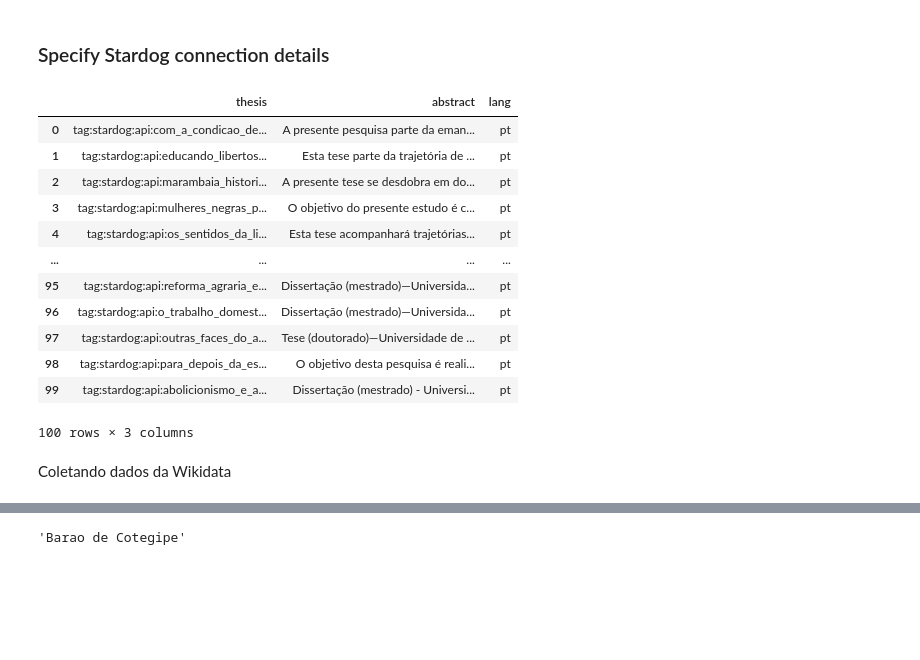
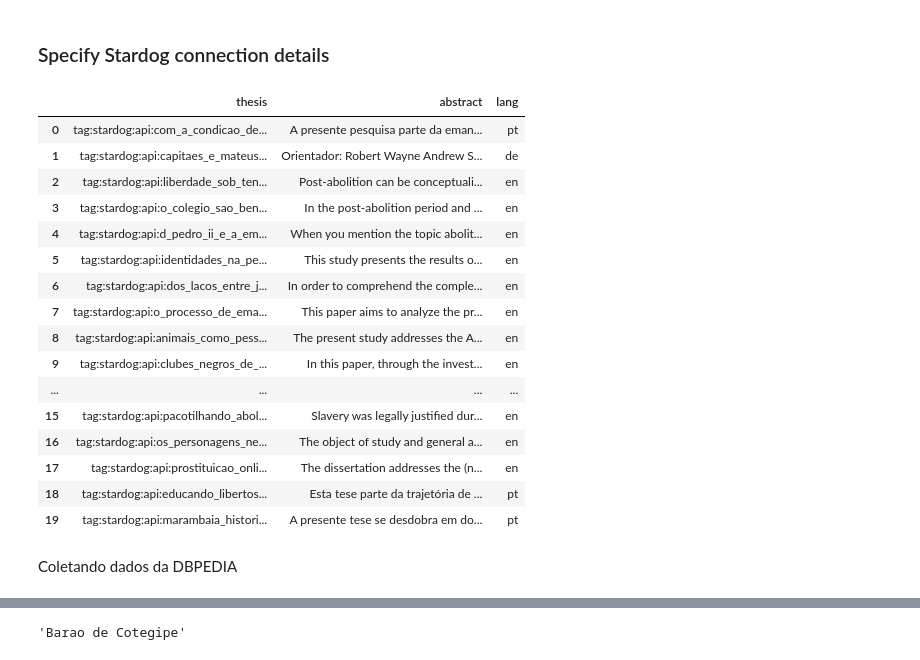
Before and after one commit to fabiocorreacordeiro/Indigenous-Slavery-KG, a Jupyter notebook: NER.ipynb, the cells around one changed output, grey strips where cells are left out. Drawn from its saved outputs; the diff is of its cells as text; code cells hidden in the pictures; blank space fills up the shorter version.

```diff
--- a/NER.ipynb
+++ b/NER.ipynb
@@ -30,32 +31,39 @@ connection_details = {
 database_name = 'IndigenousSlavery'
 conn = stardog.Connection(database_name, **connection_details)
 # %%
+# Query que busca as teses e os seus abstracts. Foi incluído um filtro para buscar apenas
+# os abstract em português, inglês ou em outra língua
 query = """
 SELECT ?thesis ?abstract (lang(?abstract) AS ?lang) WHERE {
   ?thesis a <http://purl.org/ontology/bibo/Thesis>.
   ?thesis <http://purl.org/ontology/bibo/abstract> ?abstract.
-  FILTER (langMatches(lang(?abstract),"pt"))
+
 }
-LIMIT 100
+LIMIT 20
 """
-#  FILTER (langMatches(lang(?abstract),"en"))
+# FILTER (langMatches(lang(?abstract),"pt"))
+# FILTER (langMatches(lang(?abstract),"en"))
 # FILTER (lang(?abstract) NOT IN("pt", "en"))
 
 csv_results = conn.select(query, content_type='text/csv')
 thesis_abstract = pd.read_csv(io.BytesIO(csv_results))
 thesis_abstract
 # %% [output]
 |  | thesis | abstract | lang |
 | 0 | tag:stardog:api:com_a_condicao_de... | A presente pesquisa parte da eman... | pt |
-| 1 | tag:stardog:api:educando_libertos... | Esta tese parte da trajetória de ... | pt |
-| 2 | tag:stardog:api:marambaia_histori... | A presente tese se desdobra em do... | pt |
-| 3 | tag:stardog:api:mulheres_negras_p... | O objetivo do presente estudo é c... | pt |
-| 4 | tag:stardog:api:os_sentidos_da_li... | Esta tese acompanhará trajetórias... | pt |
+| 1 | tag:stardog:api:capitaes_e_mateus... | Orientador: Robert Wayne Andrew S... | de |
+| 2 | tag:stardog:api:liberdade_sob_ten... | Post-abolition can be conceptuali... | en |
+| 3 | tag:stardog:api:o_colegio_sao_ben... | In the post-abolition period and ... | en |
+| 4 | tag:stardog:api:d_pedro_ii_e_a_em... | When you mention the topic abolit... | en |
+| 5 | tag:stardog:api:identidades_na_pe... | This study presents the results o... | en |
+| 6 | tag:stardog:api:dos_lacos_entre_j... | In order to comprehend the comple... | en |
+| 7 | tag:stardog:api:o_processo_de_ema... | This paper aims to analyze the pr... | en |
+| 8 | tag:stardog:api:animais_como_pess... | The present study addresses the A... | en |
+| 9 | tag:stardog:api:clubes_negros_de_... | In this paper, through the invest... | en |
 | ... | ... | ... | ... |
-| 95 | tag:stardog:api:reforma_agraria_e... | Dissertação (mestrado)—Universida... | pt |
-| 96 | tag:stardog:api:o_trabalho_domest... | Dissertação (mestrado)—Universida... | pt |
-| 97 | tag:stardog:api:outras_faces_do_a... | Tese (doutorado)—Universidade de ... | pt |
-| 98 | tag:stardog:api:para_depois_da_es... | O objetivo desta pesquisa é reali... | pt |
-| 99 | tag:stardog:api:abolicionismo_e_a... | Dissertação (mestrado) - Universi... | pt |
+| 15 | tag:stardog:api:pacotilhando_abol... | Slavery was legally justified dur... | en |
+| 16 | tag:stardog:api:os_personagens_ne... | The object of study and general a... | en |
+| 17 | tag:stardog:api:prostituicao_onli... | The dissertation addresses the (n... | en |
+| 18 | tag:stardog:api:educando_libertos... | Esta tese parte da trajetória de ... | pt |
+| 19 | tag:stardog:api:marambaia_histori... | A presente tese se desdobra em do... | pt |
-100 rows × 3 columns
 # %%
@@ -135,4 +151,4 @@ for key in instances_dic:
         instances_dic[key][type_ent] = entidades_consolidadas(list_ent, th)
 #entidades_consolidadeas(list_ent, th)
 # %% [markdown]
-Coletando dados da Wikidata
+Coletando dados da DBPEDIA
```
Also changed, not shown: parts of 11 cells of this notebook.
